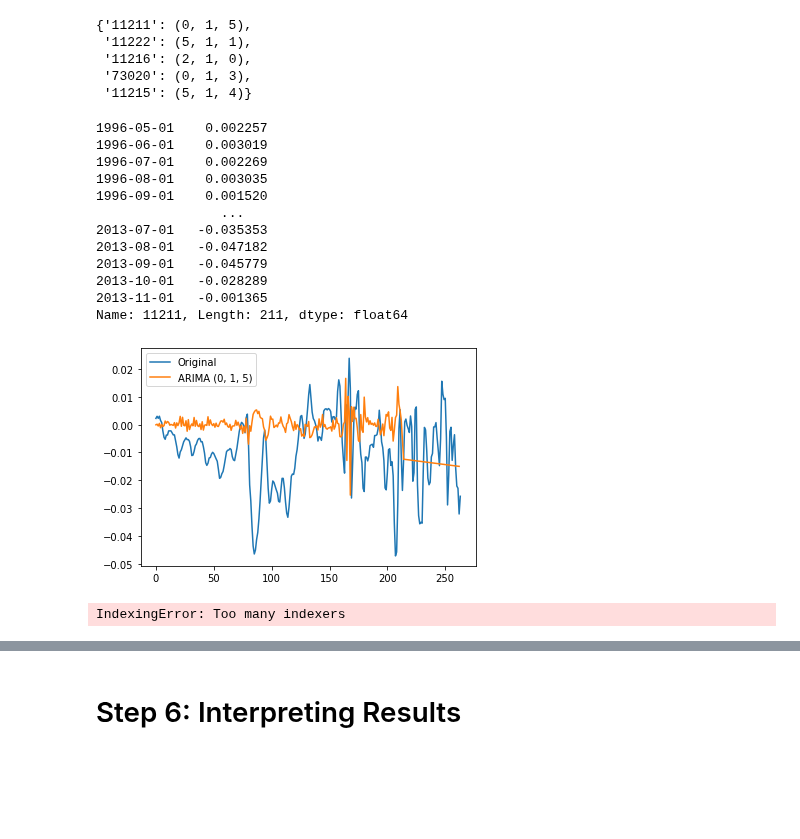
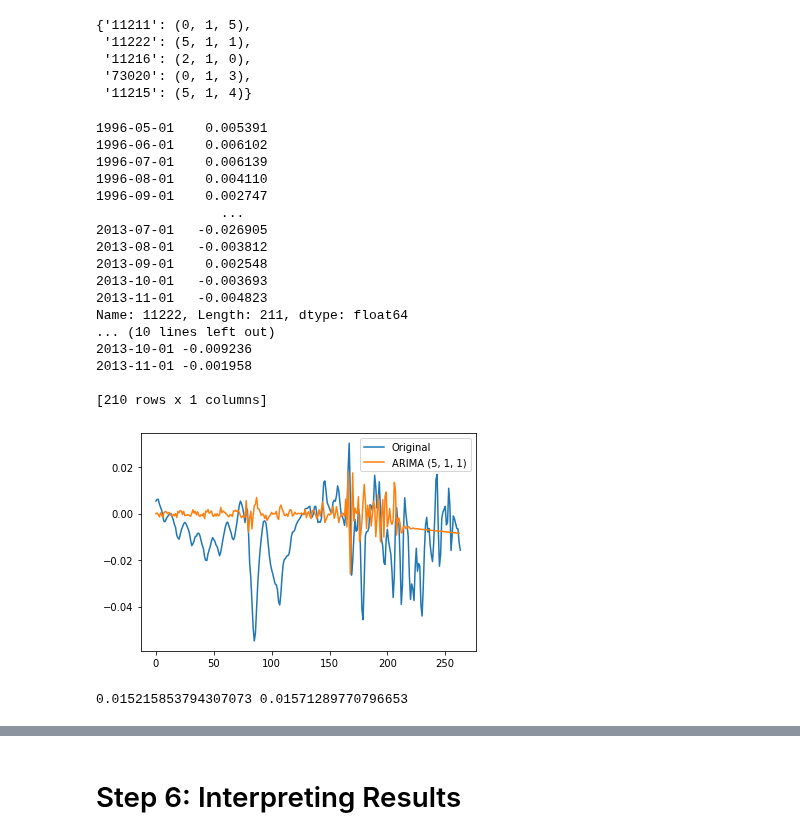
Before and after one commit to tjkim614/zillow_investment_recommendation, a Jupyter notebook: Final Model.ipynb, the cells around one changed output, grey strips where cells are left out. Cells and saved outputs as stored; diff of their text form; code cells hidden in the pictures; blank space fills up the shorter version.

```diff
--- a/Final Model.ipynb
+++ b/Final Model.ipynb
@@ -341,6 +331,12 @@ diff_autoarima_params
  '11216': (2, 1, 0),
  '73020': (0, 1, 3),
  '11215': (5, 1, 4)}
+# %%
+# Transforming data into monthly returns for each zipcode
+returns = pd.DataFrame()
+for zipcode in best_five.columns:
+    returns[zipcode] = (best_five[zipcode].shift(periods=1) / best_five[zipcode]) - 1
+returns.dropna(inplace=True)
 # %%
 #get.predctions
 
@@ -354,7 +350,7 @@ def perform_arima(data, train_size, arima_params):
     print(train)
     train_preds = pd.DataFrame(np.array(model.predict()), index=train.index[1:])
     test_preds = pd.DataFrame(model.forecast(len(test))[0], index=test.index)
-
+    print(train_preds)
     # Plotting the results
     plt.plot(np.array(data), label='Original')
     plt.plot(np.append(train_preds, test_preds[0]), label=f'ARIMA {arima_params}')
@@ -362,23 +358,28 @@ def perform_arima(data, train_size, arima_params):
     plt.show()
 
     # Calculate RMSE
-    train_rmse = mean_squared_error(train.iloc[:,0], a_trainpreds1)**0.5
-    test_rmse = mean_squared_error(test.iloc[:,0], a_testpreds1)**0.5
+    train_rmse = mean_squared_error(train[1:], train_preds)**0.5
+    test_rmse = mean_squared_error(test, test_preds)**0.5
     print(train_rmse, test_rmse)
 # %%
-perform_arima(returns['11211'], 0.80, diff_autoarima_params['11211'])
+perform_arima(returns['11222'], 0.80, diff_autoarima_params['11222'])
 # %% [output]
-1996-05-01    0.002257
-1996-06-01    0.003019
-1996-07-01    0.002269
-1996-08-01    0.003035
-1996-09-01    0.001520
+1996-05-01    0.005391
+1996-06-01    0.006102
+1996-07-01    0.006139
+1996-08-01    0.004110
+1996-09-01    0.002747
                 ...
-2013-07-01   -0.035353
-2013-08-01   -0.047182
-2013-09-01   -0.045779
-2013-10-01   -0.028289
-2013-11-01   -0.001365
-Name: 11211, Length: 211, dtype: float64
+2013-07-01   -0.026905
+2013-08-01   -0.003812
+2013-09-01    0.002548
+2013-10-01   -0.003693
+2013-11-01   -0.004823
+Name: 11222, Length: 211, dtype: float64
+... (10 lines left out)
+2013-10-01 -0.009236
+2013-11-01 -0.001958
+
+[210 rows x 1 columns]
-[figure, old version]
+[figure, new version]
-IndexingError: Too many indexers
+0.015215853794307073 0.01571289770796653
```
Also changed, not shown: parts of 15 cells of this notebook.
